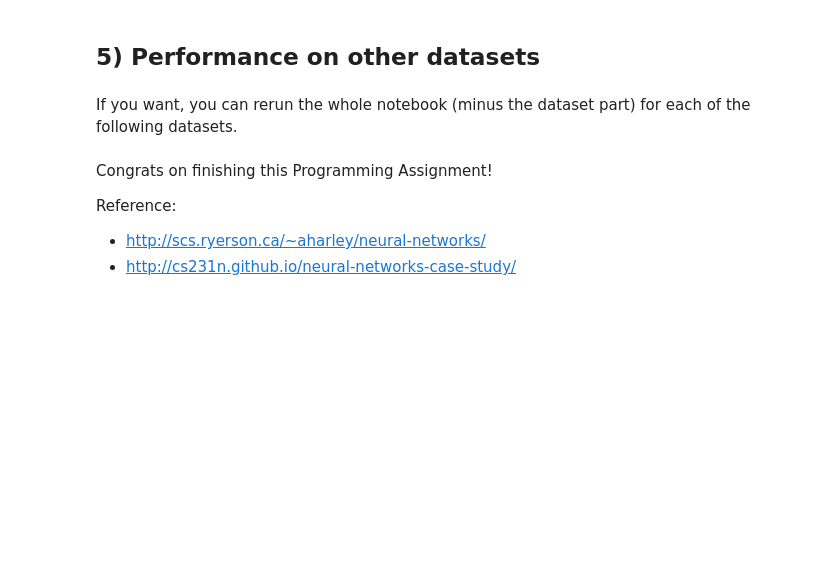
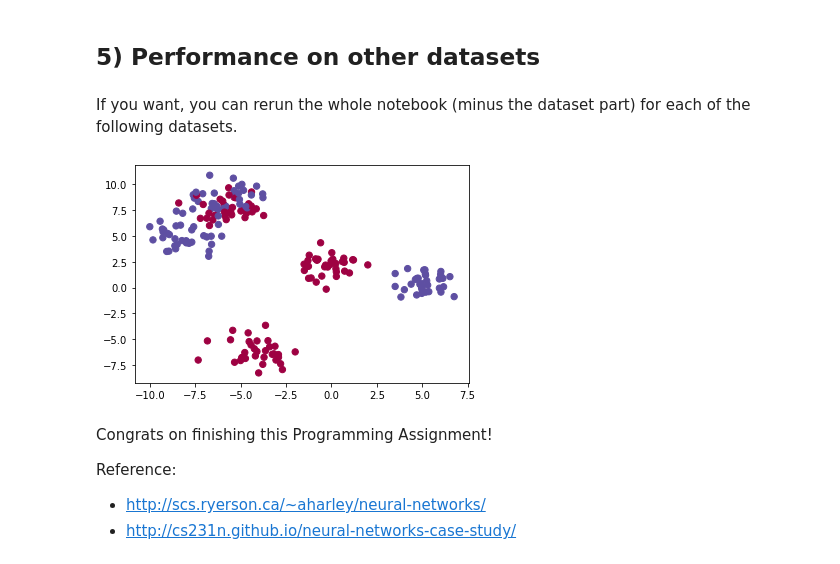
Before and after one commit to Mekhak/machine_learning_lessons, a Jupyter notebook: hw_4_neural_nets/Planar_data_classification_with_onehidden_layer_v6c.ipynb, the cells around one changed output. Cells and saved outputs as stored; diff of their text form; code cells hidden in the pictures; blank space fills up the shorter version.

```diff
--- a/hw_4_neural_nets/Planar_data_classification_with_onehidden_layer_v6c.ipynb
+++ b/hw_4_neural_nets/Planar_data_classification_with_onehidden_layer_v6c.ipynb
@@ -894,25 +1008,27 @@ If you want, you can rerun the whole notebook (minus the dataset part) for each
 # %%
 # Datasets
 noisy_circles, noisy_moons, blobs, gaussian_quantiles, no_structure = load_extra_datasets()
 
 datasets = {"noisy_circles": noisy_circles,
             "noisy_moons": noisy_moons,
             "blobs": blobs,
             "gaussian_quantiles": gaussian_quantiles}
 
 ### START CODE HERE ### (choose your dataset)
-dataset = "noisy_moons"
+dataset = "blobs"
 ### END CODE HERE ###
 
 X, Y = datasets[dataset]
 X, Y = X.T, Y.reshape(1, Y.shape[0])
 
 # make blobs binary
 if dataset == "blobs":
     Y = Y%2
 
 # Visualize the data
 plt.scatter(X[0, :], X[1, :], c=Y, s=40, cmap=plt.cm.Spectral);
+# %% [output]
+[figure, added]
 # %% [markdown]
 Congrats on finishing this Programming Assignment!
 
```
Also changed, not shown: parts of 24 cells of this notebook, 5 other files.
